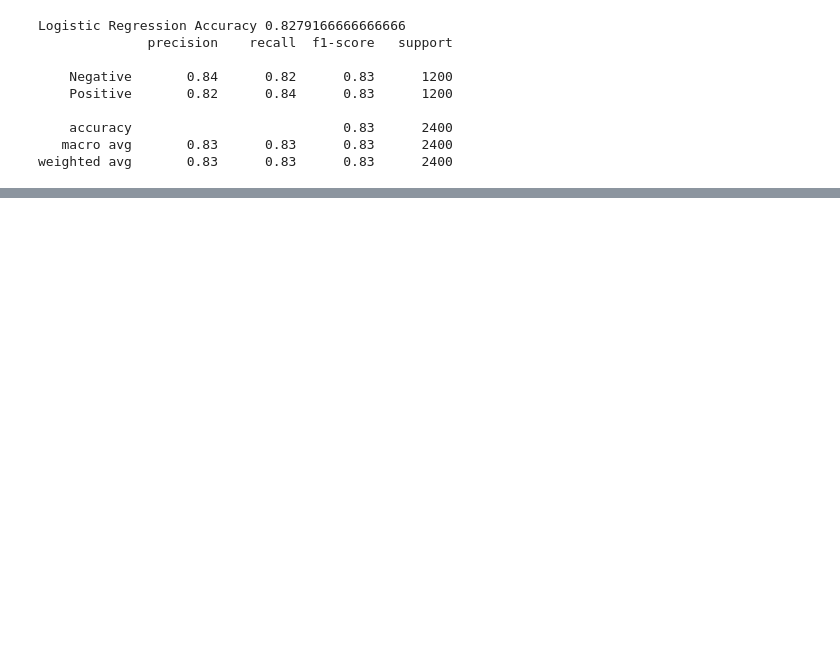
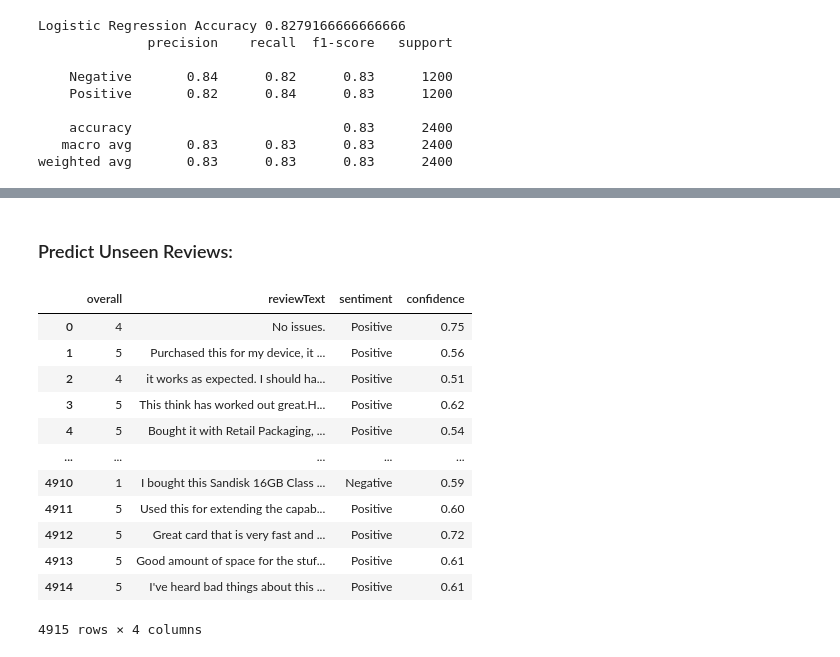
Before and after one commit to dinakaranthiru/AI-Engineer-12-Weeks, a Jupyter notebook: Week8_Task/Sentiment_Analysis.ipynb, the cells around one changed output, grey strips where cells are left out. Saved outputs shown, nothing was run; the diff lists cells and outputs as text; code cells hidden in the pictures; blank space fills up the shorter version.

Commit message:
unseen dataset predicted

```diff
--- a/Week8_Task/Sentiment_Analysis.ipynb
+++ b/Week8_Task/Sentiment_Analysis.ipynb
@@ -190,0 +211,39 @@ weighted avg       0.83      0.83      0.83      2400
+# %% [markdown]
+### Predict Unseen Reviews:
+# %%
+def predict_cleaned(cleaned_text, model=lr_model, vec=vectorizer):
+    vector = vec.transform([cleaned_text])
+    prediction = model.predict(vector)[0]
+    confidence = model.predict_proba(vector).max()
+    return prediction, round(confidence, 2)
+
+new_df = pd.read_csv("amazon.csv")
+new_df['sentiment'] = new_df['overall'].apply(
+lambda r: 'Positive' if r > 3 else 'Negative'
+)
+
+new_df["cleaned_text"] = new_df["reviewText"].apply(text_preprocess)
+
+preds, confs = zip(*new_df["cleaned_text"].apply(predict_cleaned))
+
+new_df["predicted_category"] = preds
+new_df["confidence"] = confs
+
+new_df[['overall',
+'reviewText',
+'sentiment',
+'confidence']]
+# %% [output]
+|  | overall | reviewText | sentiment | confidence |
+| 0 | 4 | No issues. | Positive | 0.75 |
+| 1 | 5 | Purchased this for my device, it ... | Positive | 0.56 |
+| 2 | 4 | it works as expected. I should ha... | Positive | 0.51 |
+| 3 | 5 | This think has worked out great.H... | Positive | 0.62 |
+| 4 | 5 | Bought it with Retail Packaging, ... | Positive | 0.54 |
+| ... | ... | ... | ... | ... |
+| 4910 | 1 | I bought this Sandisk 16GB Class ... | Negative | 0.59 |
+| 4911 | 5 | Used this for extending the capab... | Positive | 0.60 |
+| 4912 | 5 | Great card that is very fast and ... | Positive | 0.72 |
+| 4913 | 5 | Good amount of space for the stuf... | Positive | 0.61 |
+| 4914 | 5 | I've heard bad things about this ... | Positive | 0.61 |
+4915 rows × 4 columns
```
Also changed, not shown: parts of 5 cells of this notebook, 1 other file.
